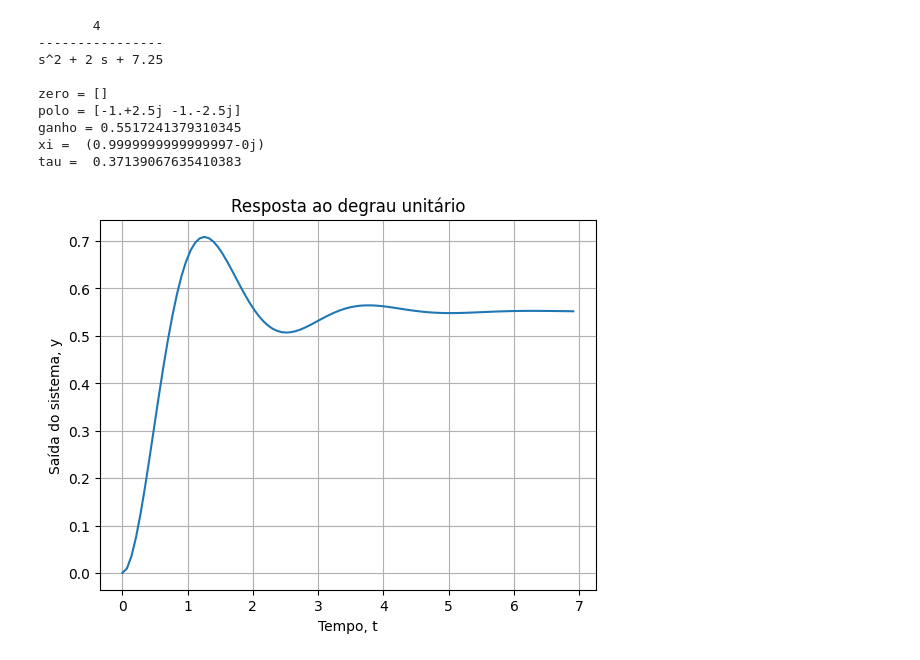
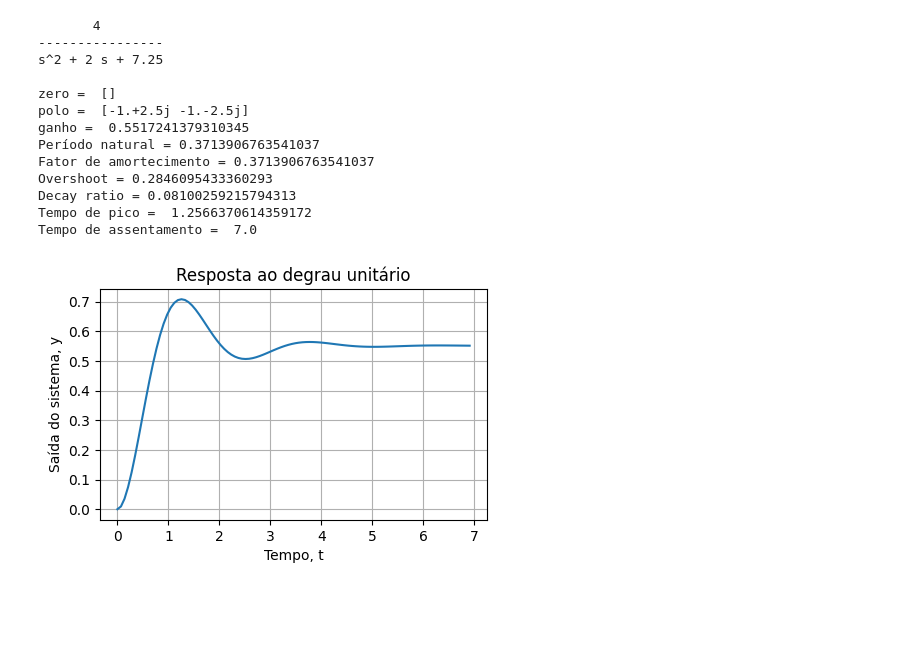
Before and after one commit to juliosdutra/Controle_de_Processos_UFES, a Jupyter notebook: Miscellaneous/lista2_FTs.ipynb, the cells around one changed output. Cells and saved outputs as stored; diff of their text form; code cells hidden in the pictures; blank space fills up the shorter version.

```diff
--- a/Miscellaneous/lista2_FTs.ipynb
+++ b/Miscellaneous/lista2_FTs.ipynb
@@ -34,3 +11,42 @@ def resposta_degrau(G):
+# %%
+def calcula_zpk(G):
+  z = ct.zero(G) # zeros da FT
+  p = ct.pole(G) # polos da FT
+  K = ct.dcgain(G) # ganho estacionário
+  print('zero = ', z)
+  print('polo = ', p)
+  print('ganho = ', K)
+  if len(p)<2:
+    # apenas para sistema de primeira ordem
+    print('constante de tempo = ', 1/abs(p[0]))
+
+def caracteristica_2ordem(G):
+  num, den = ct.tfdata(G) # fornece o numerador e denominador de um FT
+  deng = den[0][0] # representar o denominador (a s**2 + b s + c)
+  tau = np.sqrt(deng[0]/deng[2]) # periodo natural: sqrt(a/c)
+  xi = (deng[1]/deng[2])/(2*tau) # fator de amortecimento: (b/c) / (2*tau)
+  print('Período natural =',tau)
+  print('Fator de amortecimento =', xi)
+  if np.real(xi) < 1.0:
+    # apenas para sistema subamortecido
+    tp = np.pi*tau/np.sqrt(1-xi**2) # tempo de pico (quando surge o overshoot)
+    ts = 7*tau/xi # tempo de assentamento (reposta alcança o estado estacionário)
+    OS = np.exp(-np.pi*xi/np.sqrt(1-xi**2)) # Overshoot (elevação em relação ao valor final)
+    DR = OS**2 # taxa de decaimento das oscilações
+    print('Overshoot =', OS)
+    print('Decay ratio =', DR)
+    print('Tempo de pico = ', tp)
+    print('Tempo de assentamento = ', ts)
+
+def resposta_degrau(G):
+  plt.figure(figsize = (5,3))
+  # resposta ao degrau unitário (deve usar o tempo-morto)
+  t, y = ct.step_response(G)
+  plt.plot(t,y)
+  plt.xlabel('Tempo, t')
+  plt.ylabel('Saída do sistema, y')
+  plt.title('Resposta ao degrau unitário')
+  plt.grid()
 # %%
 G1 = ct.tf(-10,[1,0.25])
 print(G1)
@@ -63,18 +81,23 @@ ganho = 0.25
 # %%
 G3 = ct.tf(4,[1,2,7.25])
 print(G3)
 calcula_zpk(G3)
+caracteristica_2ordem(G3)
 resposta_degrau(G3)
 # %% [output]
        4
 ----------------
 s^2 + 2 s + 7.25
 
-zero = []
-polo = [-1.+2.5j -1.-2.5j]
-ganho = 0.5517241379310345
-xi =  (0.9999999999999997-0j)
-tau =  0.37139067635410383
+zero =  []
+polo =  [-1.+2.5j -1.-2.5j]
+ganho =  0.5517241379310345
+Período natural = 0.3713906763541037
+Fator de amortecimento = 0.3713906763541037
+Overshoot = 0.2846095433360293
+Decay ratio = 0.08100259215794313
+Tempo de pico =  1.2566370614359172
+Tempo de assentamento =  7.0
-[figure, old version]
+[figure, new version]
 # %%
 G4 = 320*ct.tf([-4, 1],[24,28,4])
```
Also changed, not shown: parts of 5 cells of this notebook.
